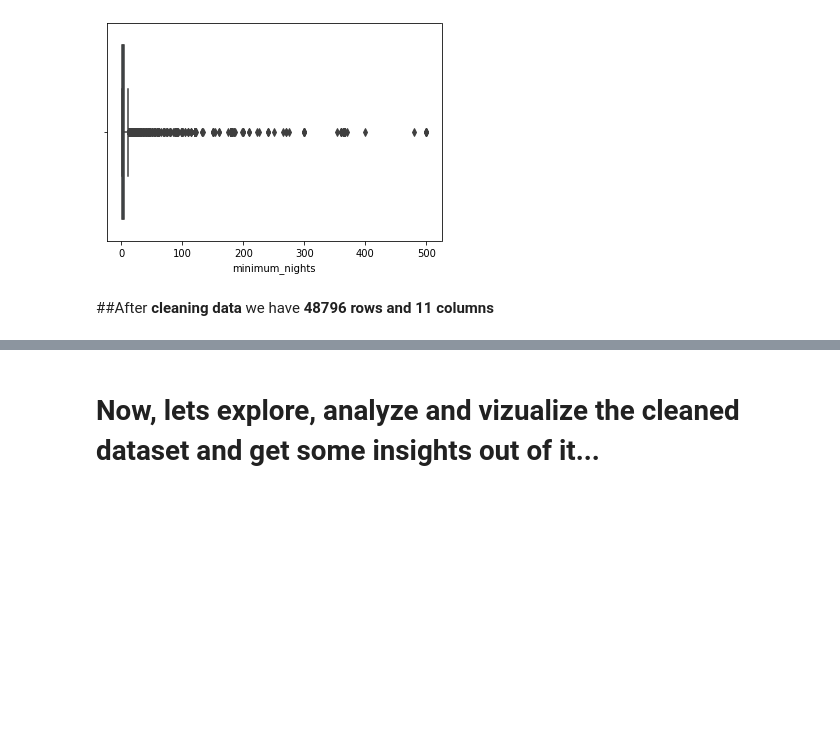
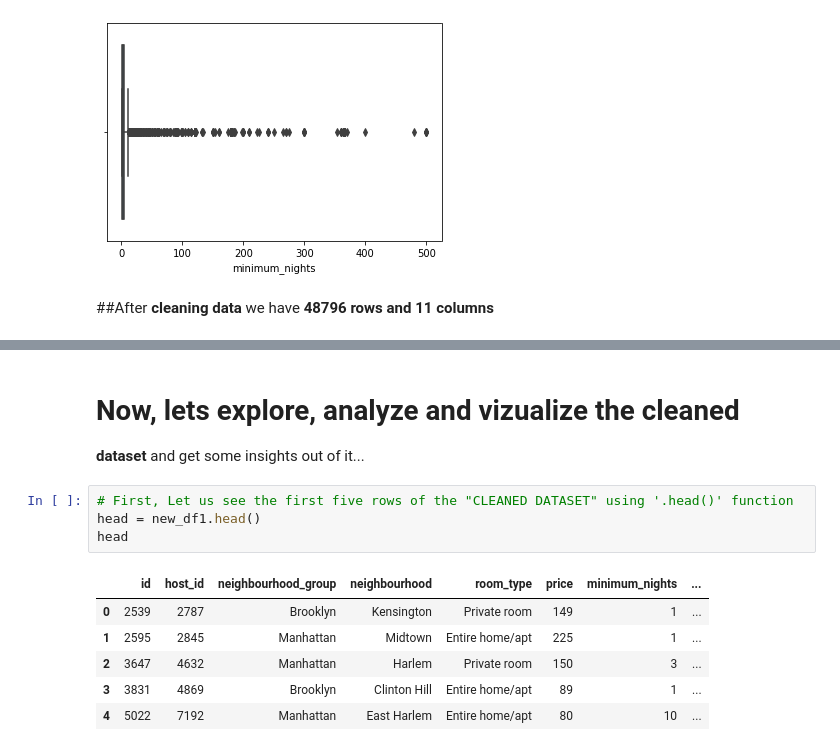
Before and after one commit to kajalDhun114/Airbnb-EDA-Project, a Jupyter notebook: Copy_of_Airbnb_Bookings_Analysis_Capstone_Project.ipynb, the cells around one changed output, grey strips where cells are left out. Cells and saved outputs as stored; diff of their text form; blank space fills up the shorter version.

```diff
--- a/Copy_of_Airbnb_Bookings_Analysis_Capstone_Project.ipynb
+++ b/Copy_of_Airbnb_Bookings_Analysis_Capstone_Project.ipynb
@@ -284,2 +272,16 @@ new_df1.describe()
 # %% [markdown]
-# Now, lets **explore**, **analyze** and **vizualize** the **cleaned** **dataset** and  get some insights out of it...
+# Now, lets **explore**, **analyze** and **vizualize** the **cleaned**
+
+
+**dataset** and  get some insights out of it...
+# %%
+# First, Let us see the first five rows of the "CLEANED DATASET" using '.head()' function
+head = new_df1.head()
+head
+# %% [output]
+|  | id | host_id | neighbourhood_group | neighbourhood | room_type | price | minimum_nights | ... |
+| 0 | 2539 | 2787 | Brooklyn | Kensington | Private room | 149 | 1 | ... |
+| 1 | 2595 | 2845 | Manhattan | Midtown | Entire home/apt | 225 | 1 | ... |
+| 2 | 3647 | 4632 | Manhattan | Harlem | Private room | 150 | 3 | ... |
+| 3 | 3831 | 4869 | Brooklyn | Clinton Hill | Entire home/apt | 89 | 1 | ... |
+| 4 | 5022 | 7192 | Manhattan | East Harlem | Entire home/apt | 80 | 10 | ... |
```
Also changed, not shown: parts of 24 cells of this notebook.
